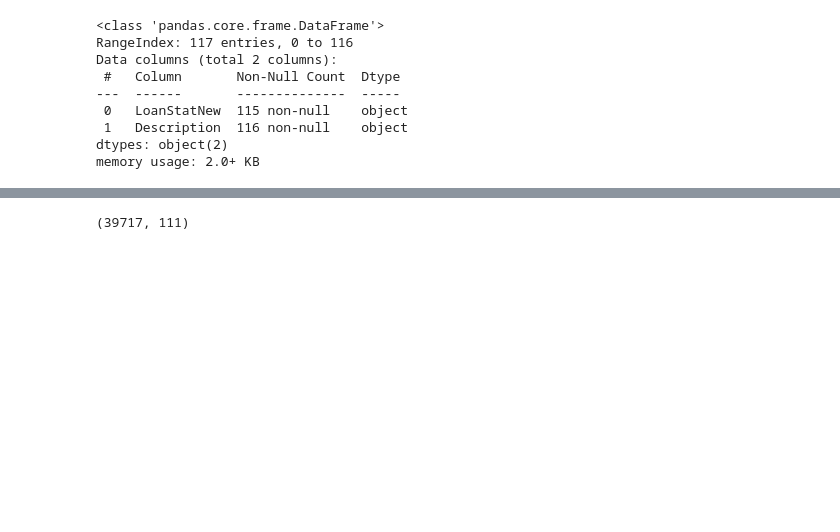
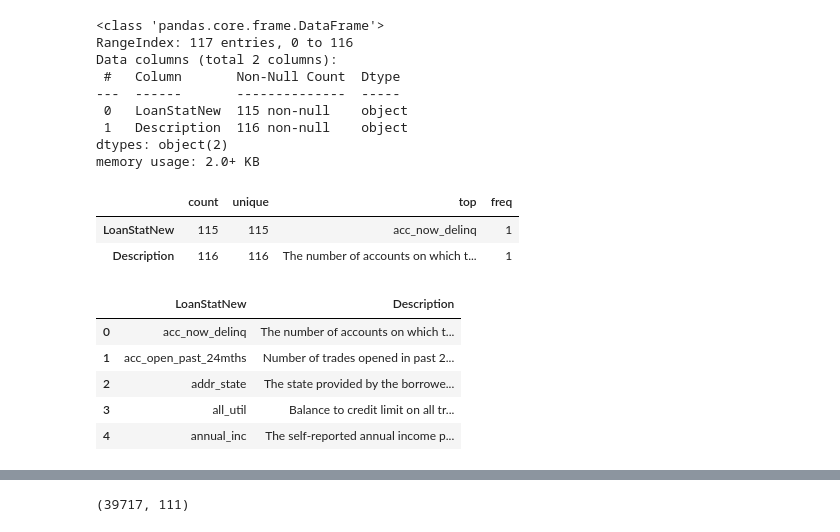
Before and after one commit to saurabhbhargava6/Lending-Case-Study, a Jupyter notebook: LendingClub_CaseStudy.ipynb, the cells around one changed output, grey strips where cells are left out. Saved outputs shown, nothing was run; the diff lists cells and outputs as text; code cells hidden in the pictures; blank space fills up the shorter version.

```diff
--- a/LendingClub_CaseStudy.ipynb
+++ b/LendingClub_CaseStudy.ipynb
@@ -110,3 +132,20 @@ Data columns (total 2 columns):
  1   Description  116 non-null    object
 dtypes: object(2)
 memory usage: 2.0+ KB
+# %%
+# may not be required but just for completeness
+data_dict.describe().T
+# %% [output]
+|  | count | unique | top | freq |
+| LoanStatNew | 115 | 115 | acc_now_delinq | 1 |
+| Description | 116 | 116 | The number of accounts on which t... | 1 |
+# %%
+# print first few row
+data_dict.head(5)
+# %% [output]
+|  | LoanStatNew | Description |
+| 0 | acc_now_delinq | The number of accounts on which t... |
+| 1 | acc_open_past_24mths | Number of trades opened in past 2... |
+| 2 | addr_state | The state provided by the borrowe... |
+| 3 | all_util | Balance to credit limit on all tr... |
+| 4 | annual_inc | The self-reported annual income p... |
```
Also changed, not shown: parts of 15 cells of this notebook, 1 other file.
